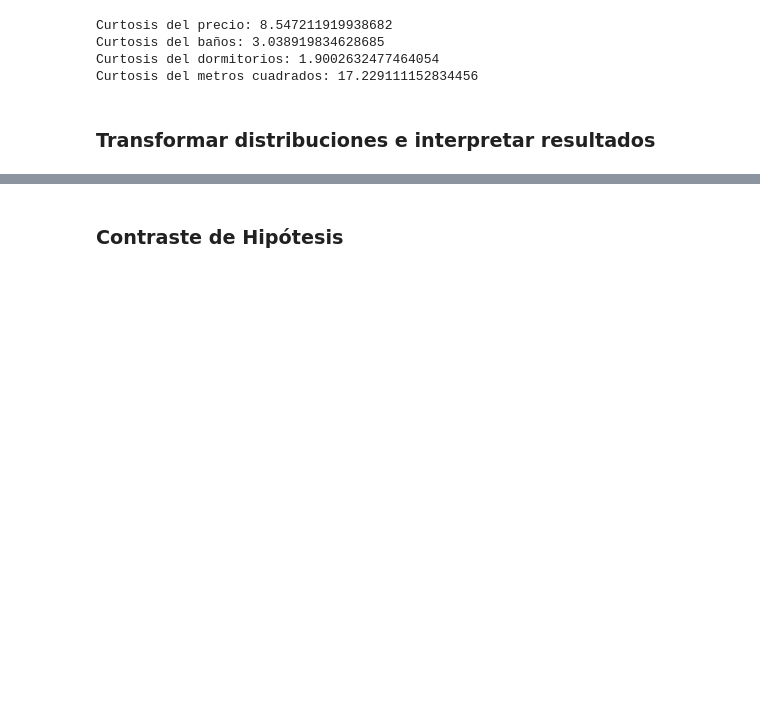
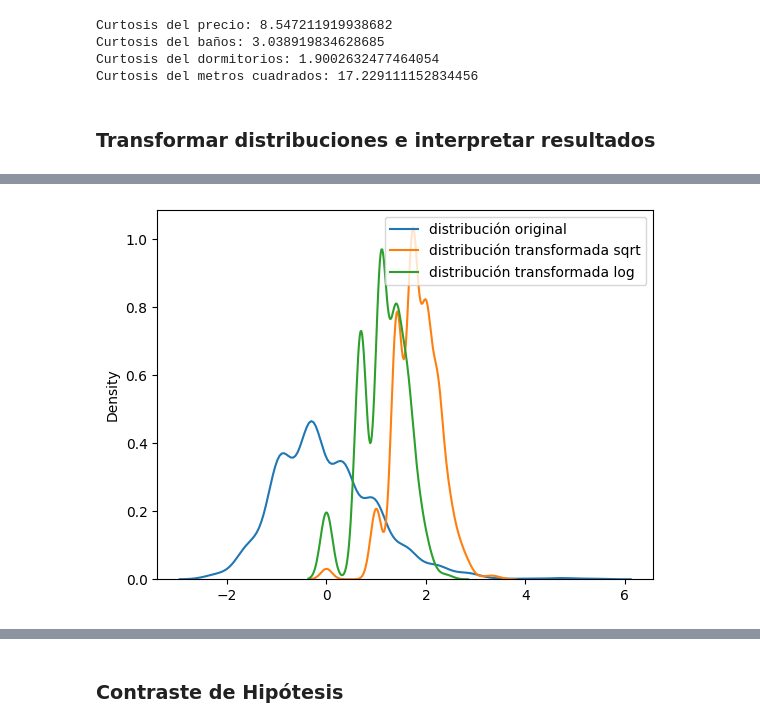
Before and after one commit to CarmenBarrancoGarcia/Carmen_cienciadatos, a Jupyter notebook: Módulo2_numpy/M2_Carmen_Barranco_García.ipynb, the cells around one changed output, grey strips where cells are left out. Cells and saved outputs as stored; diff of their text form; code cells hidden in the pictures; blank space fills up the shorter version.

```diff
--- a/Módulo2_numpy/M2_Carmen_Barranco_García.ipynb
+++ b/Módulo2_numpy/M2_Carmen_Barranco_García.ipynb
@@ -706,0 +719,7 @@ metros_cuadrados_log = np.log(metros_cuadrados)
+# %%
+sns.kdeplot(dormitorios_standar, label="distribución original")
+sns.kdeplot(dormitorios_sqrt, label="distribución transformada sqrt")
+sns.kdeplot(dormitorios_log, label="distribución transformada log")
+plt.legend();
+# %% [output]
+[figure, added]
```
Also changed, not shown: parts of 15 cells of this notebook, 9 other files.
